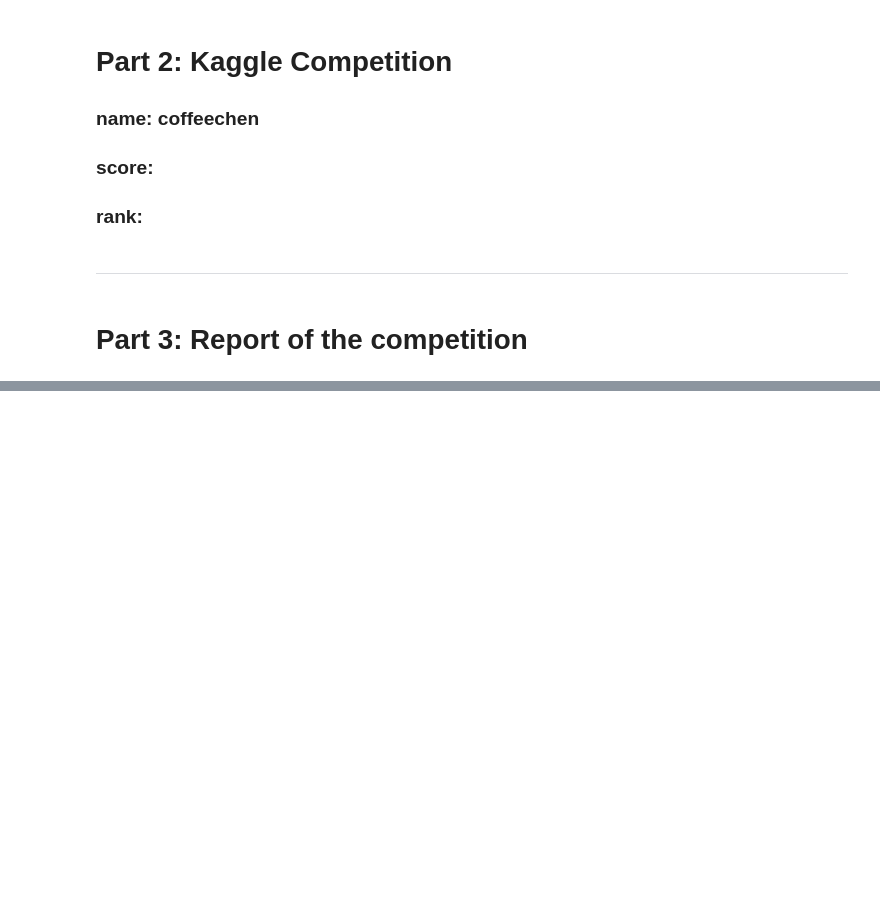
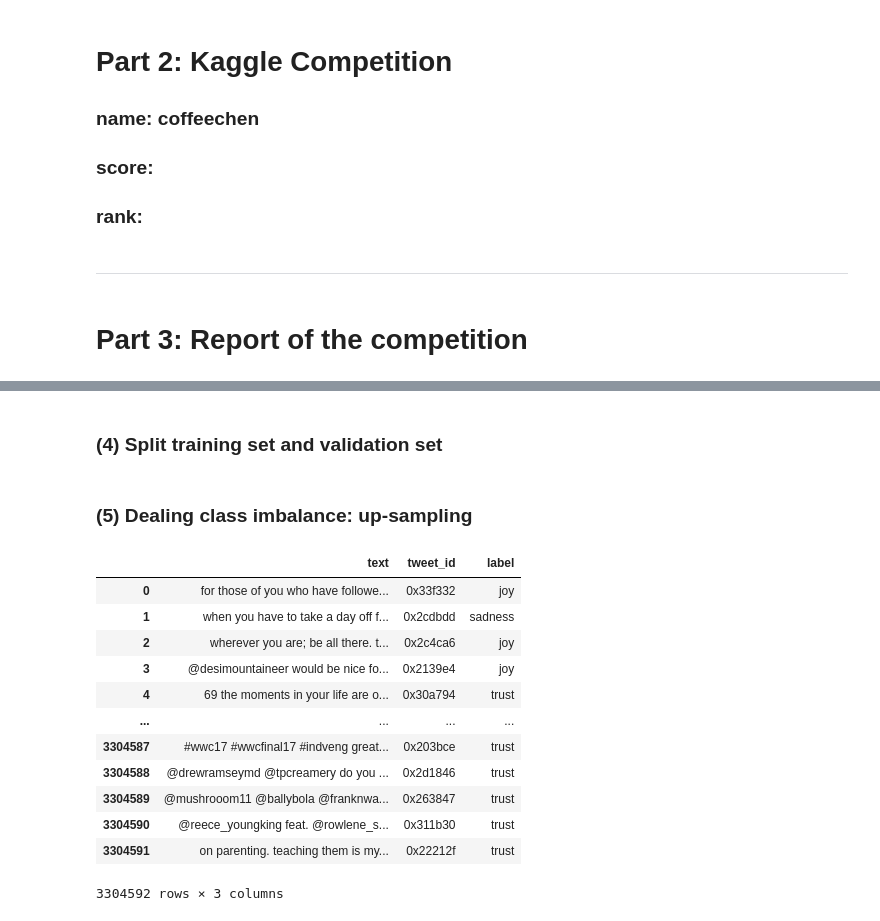
Before and after one commit to Coffeeps/DM-HW2, a Jupyter notebook: HW2_0125.ipynb, the cells around one changed output, grey strips where cells are left out. Cells and saved outputs as stored; diff of their text form; code cells hidden in the pictures; blank space fills up the shorter version.

```diff
--- a/HW2_0125.ipynb
+++ b/HW2_0125.ipynb
@@ -540,0 +561,16 @@ for label, x, y in zip(target_words, X_tsne[:target_size, 0], X_tsne[:target_siz
+# %%
+id_type_dict = dict(zip(list(data_type.tweet_id), list(data_type.identification)))
+id_label_dict = dict(zip(list(data_label.tweet_id), list(data_label.emotion)))
+
+def id_to_type(tweet_id):
+    return id_type_dict[tweet_id]
+
+def id_to_label(tweet_id):
+    return id_label_dict[tweet_id]
+# %%
+data_all = pd.DataFrame()
+data_all['text'] = data_raw['_source'].apply(lambda x: x['tweet']['text'].lower())
+data_all['tweet_id'] = data_raw['_source'].apply(lambda x: x['tweet']['tweet_id'])
+data_all['type'] = data_all['tweet_id'].apply(lambda x: id_to_type(x))
+
+display(data_type.head(3))
@@ -540,0 +584,13 @@ for label, x, y in zip(target_words, X_tsne[:target_size, 0], X_tsne[:target_siz
+# %%
+data_train = pd.DataFrame()
+data_test = pd.DataFrame()
+
+data_train = data_all[data_all.type=='train'].copy()
+data_train['label'] = data_train['tweet_id'].apply(lambda x: id_to_label(x))
+data_test = data_all[data_all.type=='test']
+
+data_train = data_train.drop(columns=['type'])
+data_test = data_test.drop(columns=['type'])
+
+display(data_train.head(3))
+display(data_test.head(3))
@@ -540,0 +606,33 @@ for label, x, y in zip(target_words, X_tsne[:target_size, 0], X_tsne[:target_siz
+# %% [markdown]
+### (4) Split training set and validation set
+# %%
+from sklearn.model_selection import train_test_split
+
+data_train, data_valid = train_test_split(data_train, test_size=0.2, random_state=42, shuffle=True)
+# %% [markdown]
+### (5) Dealing class imbalance: up-sampling
+# %%
+from imblearn.over_sampling import RandomOverSampler
+
+X_train = data_train
+y_train = data_train['label']
+
+ros = RandomOverSampler(random_state=42)
+X_res, y_res = ros.fit_resample(X_train, y_train)
+
+data_train_up = pd.DataFrame(X_res)
+X_res
+# %% [output]
+|  | text | tweet_id | label |
+| 0 | for those of you who have followe... | 0x33f332 | joy |
+| 1 | when you have to take a day off f... | 0x2cdbdd | sadness |
+| 2 | wherever you are; be all there. t... | 0x2c4ca6 | joy |
+| 3 | @desimountaineer would be nice fo... | 0x2139e4 | joy |
+| 4 | 69 the moments in your life are o... | 0x30a794 | trust |
+| ... | ... | ... | ... |
+| 3304587 | #wwc17 #wwcfinal17 #indveng great... | 0x203bce | trust |
+| 3304588 | @drewramseymd @tpcreamery do you ... | 0x2d1846 | trust |
+| 3304589 | @mushrooom11 @ballybola @franknwa... | 0x263847 | trust |
+| 3304590 | @reece_youngking feat. @rowlene_s... | 0x311b30 | trust |
+| 3304591 | on parenting. teaching them is my... | 0x22212f | trust |
+3304592 rows × 3 columns
```
Also changed, not shown: parts of 33 cells of this notebook.
